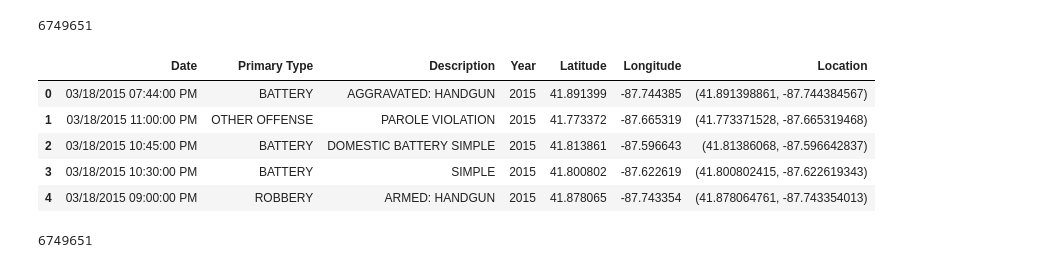
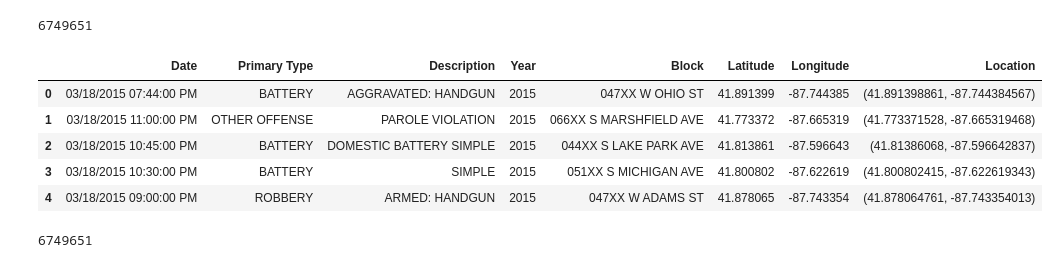
Before and after one commit to UCB-INFO-PYTHON/W200Fall18_GroupProject_Jon-Thanh-Eddie, a Jupyter notebook: crime_data.ipynb, the cells around one changed output. Cells and saved outputs as stored; diff of their text form; code cells hidden in the pictures.

```diff
--- a/crime_data.ipynb
+++ b/crime_data.ipynb
@@ -25,16 +25,16 @@ len(crime_pd)
 # %% [output]
 6749651
 # %%
-columns = ["Date","Primary Type","Description","Year","Latitude","Longitude","Location"]
+columns = ["Date","Primary Type","Description","Year","Block","Latitude","Longitude","Location"]
 crime_df = pd.DataFrame(crime_pd, columns = columns)
 crime_df.head()
 # %% [output]
-|  | Date | Primary Type | Description | Year | Latitude | Longitude | Location |
-| 0 | 03/18/2015 07:44:00 PM | BATTERY | AGGRAVATED: HANDGUN | 2015 | 41.891399 | -87.744385 | (41.891398861, -87.744384567) |
-| 1 | 03/18/2015 11:00:00 PM | OTHER OFFENSE | PAROLE VIOLATION | 2015 | 41.773372 | -87.665319 | (41.773371528, -87.665319468) |
-| 2 | 03/18/2015 10:45:00 PM | BATTERY | DOMESTIC BATTERY SIMPLE | 2015 | 41.813861 | -87.596643 | (41.81386068, -87.596642837) |
-| 3 | 03/18/2015 10:30:00 PM | BATTERY | SIMPLE | 2015 | 41.800802 | -87.622619 | (41.800802415, -87.622619343) |
-| 4 | 03/18/2015 09:00:00 PM | ROBBERY | ARMED: HANDGUN | 2015 | 41.878065 | -87.743354 | (41.878064761, -87.743354013) |
+|  | Date | Primary Type | Description | Year | Block | Latitude | Longitude | Location |
+| 0 | 03/18/2015 07:44:00 PM | BATTERY | AGGRAVATED: HANDGUN | 2015 | 047XX W OHIO ST | 41.891399 | -87.744385 | (41.891398861, -87.744384567) |
+| 1 | 03/18/2015 11:00:00 PM | OTHER OFFENSE | PAROLE VIOLATION | 2015 | 066XX S MARSHFIELD AVE | 41.773372 | -87.665319 | (41.773371528, -87.665319468) |
+| 2 | 03/18/2015 10:45:00 PM | BATTERY | DOMESTIC BATTERY SIMPLE | 2015 | 044XX S LAKE PARK AVE | 41.813861 | -87.596643 | (41.81386068, -87.596642837) |
+| 3 | 03/18/2015 10:30:00 PM | BATTERY | SIMPLE | 2015 | 051XX S MICHIGAN AVE | 41.800802 | -87.622619 | (41.800802415, -87.622619343) |
+| 4 | 03/18/2015 09:00:00 PM | ROBBERY | ARMED: HANDGUN | 2015 | 047XX W ADAMS ST | 41.878065 | -87.743354 | (41.878064761, -87.743354013) |
 # %%
 len(crime_df)
 # %% [output]
```
Also changed, not shown: parts of 8 cells of this notebook.
